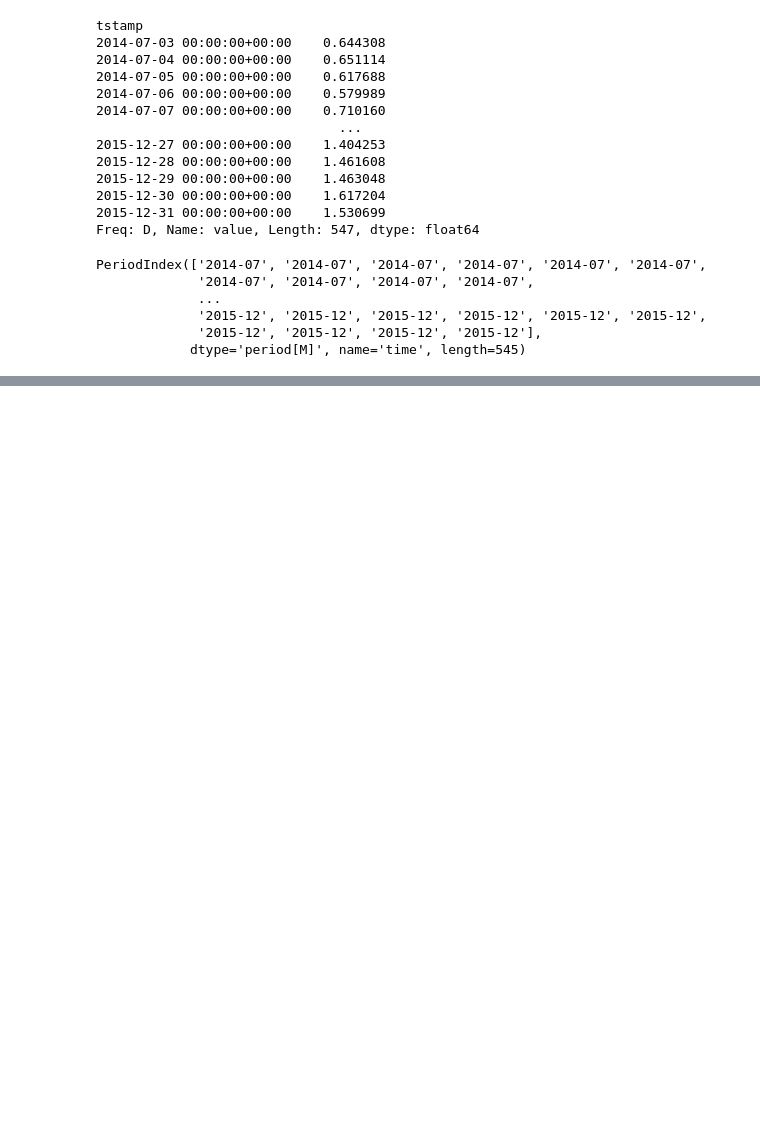
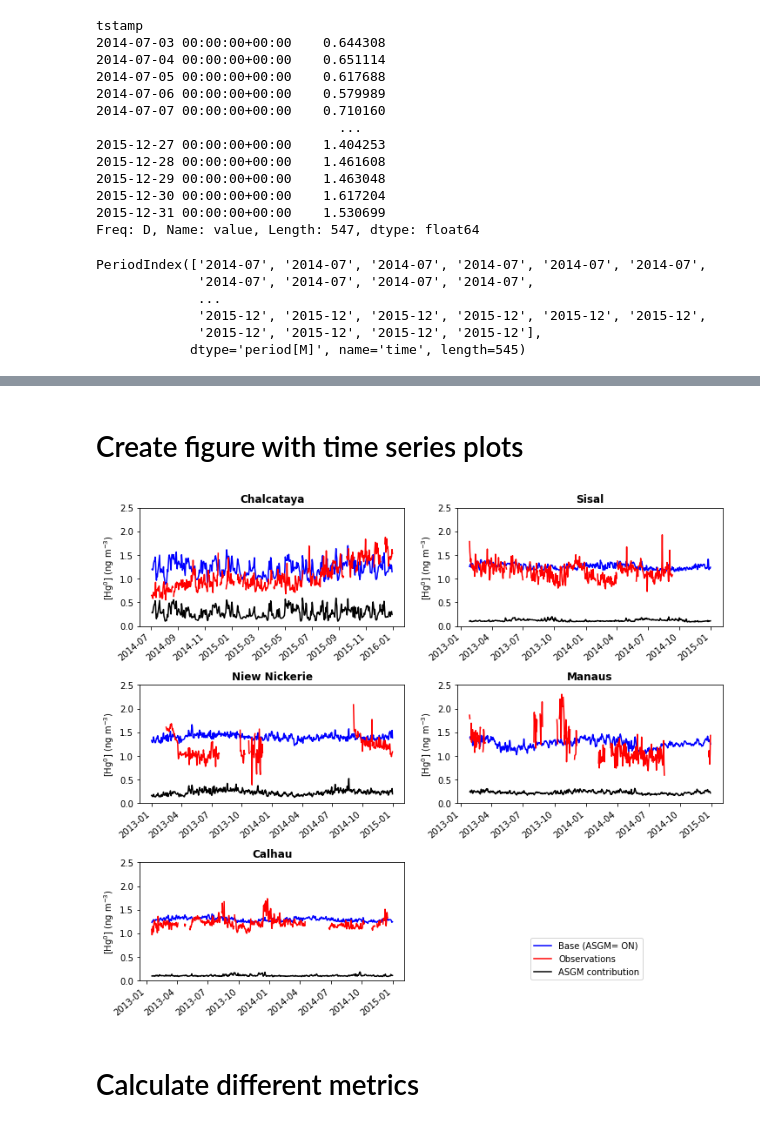
Before and after one commit to Shakes-tzd/MIT_TPP_thesis, a Jupyter notebook: JPnotebooks/LATAM GMOS Sites_Obs v Model.ipynb, the cells around one changed output, grey strips where cells are left out. Drawn from its saved outputs; the diff is of its cells as text; code cells hidden in the pictures; blank space fills up the shorter version.

```diff
--- a/JPnotebooks/LATAM GMOS Sites_Obs v Model.ipynb
+++ b/JPnotebooks/LATAM GMOS Sites_Obs v Model.ipynb
@@ -1007,0 +488,30 @@ for item in obs_Hg0['tstamp'].values:
+# %% [markdown]
+# Create figure with time series plots
+# %%
+fig,axes = plt.subplots(nrows=3,ncols=2,figsize=(12,10),gridspec_kw={'wspace':0.2,'hspace':0.5})#'width_ratios':[3, 2],
+position = {'CAL':[2,0], 'MAN':[1,1],'NIK':[1,0], 'SIS':[0,1], 'CHC':[0,0]} # exclude bariloche 'BAR':[2,1],
+lines = []
+labels = []
+for gsite in position.keys():
+    plot_data(gsite)
+
+for ax in fig.axes:
+    Line, Label = ax.get_legend_handles_labels()
+    # print(Label)
+    lines.extend(Line)
+    labels.extend(Label)
+
+from collections import OrderedDict
+fig.delaxes(axes[2][1])
+by_label = OrderedDict(zip(labels, lines))
+ulabels=['Base (ASGM= ON)','Observations','ASGM contribution']
+ulines=[by_label[ulabels[0]],by_label[ulabels[1]],by_label[ulabels[2]]]
+fig.legend(ulines, ulabels,  bbox_to_anchor=(0.8, 0.2))#,ncol=6
+name='GMOS_Sites'
+savepath='/home/tzd/fs03/d1/tzd/Data_analysis/MIT_TPP_thesis/figures/GMOS_Sites/'+name+'.pdf'
+fig.savefig(savepath,bbox_inches='tight')
+plt.show()
+# %% [output]
+[figure, added]
+# %% [markdown]
+# Calculate different metrics
```
Also changed, not shown: parts of 67 cells of this notebook, 7 other files.
